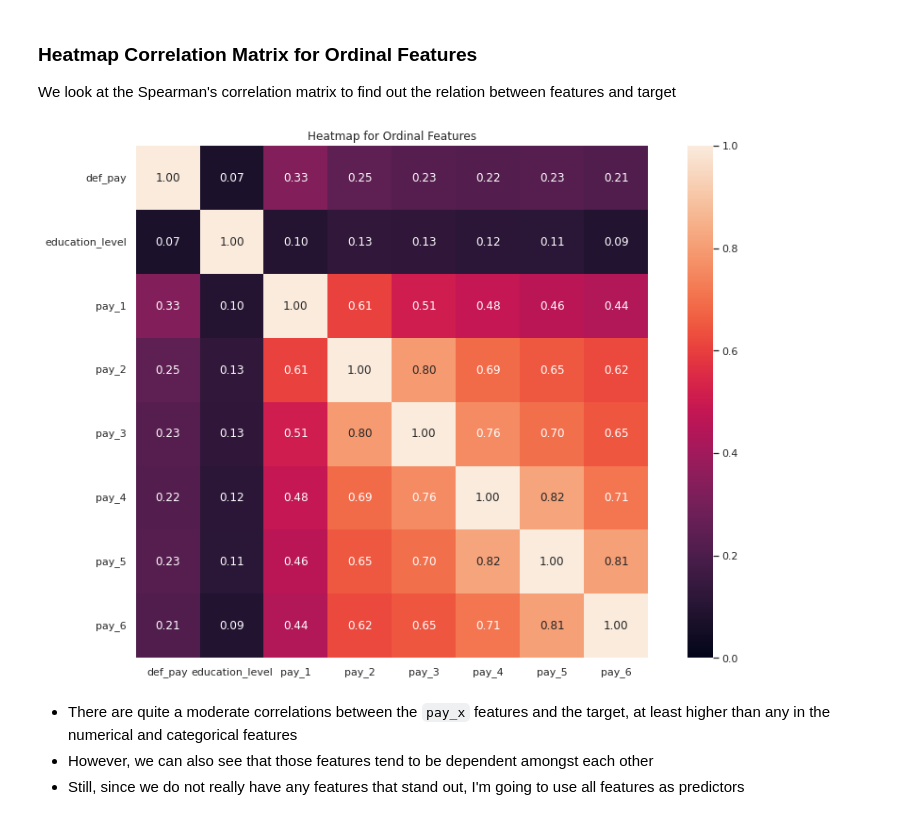
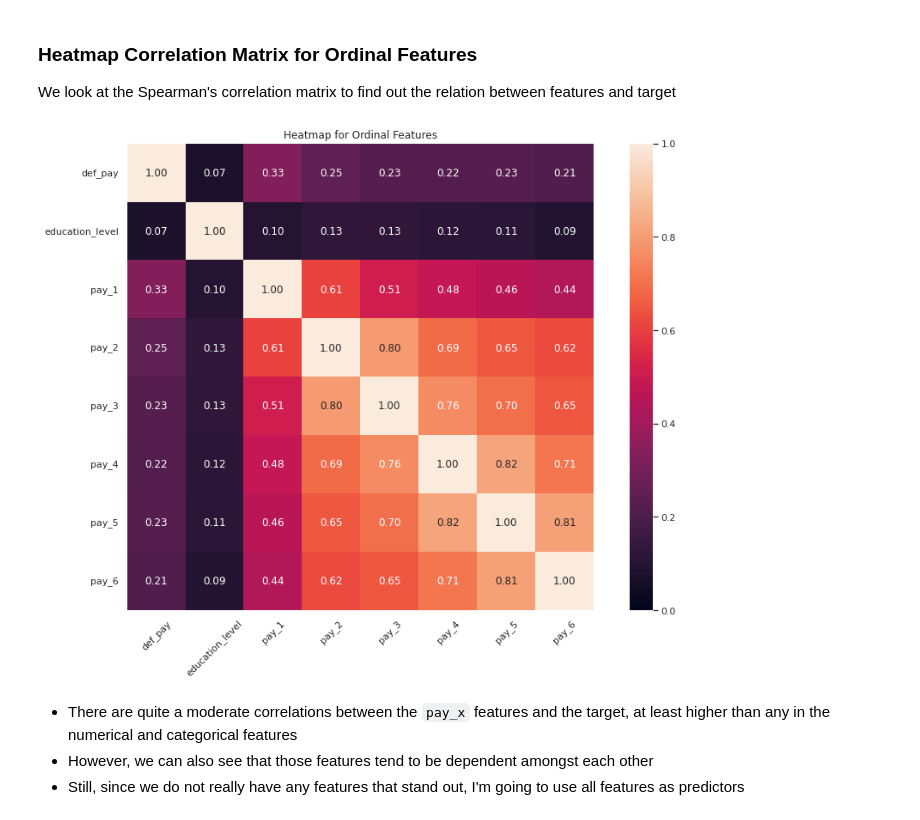
Before and after one commit to NikkiSatmaka/h8-ftds011-p1-ml1, a Jupyter notebook: h8dsft_P1M1_nikki_satmaka.ipynb, the cells around one changed output. Drawn from its saved outputs; the diff is of its cells as text; code cells hidden in the pictures.

Commit message:
change xticks rotation

```diff
--- a/h8dsft_P1M1_nikki_satmaka.ipynb
+++ b/h8dsft_P1M1_nikki_satmaka.ipynb
@@ -1074,16 +1075,17 @@ We look at the Spearman's correlation matrix to find out the relation between fe
 # %%
 # Heatmap Correlation Matrix
 plt.figure(figsize=(15,10))
 
 sns.heatmap(
     pd.concat([y_train, X_train[ord_cols]], axis=1).corr('spearman').abs(),
     annot=True, vmin=0, vmax=1, fmt='.2f', square=True)
+plt.xticks(rotation=45)
 plt.yticks(rotation=0)
 plt.title('Heatmap for Ordinal Features')
 
 plt.show()
 # %% [output]
-[figure, old version]
+[figure, new version]
 # %% [markdown]
 - There are quite a moderate correlations between the `pay_x` features and the target, at least higher than any in the numerical and categorical features
 - However, we can also see that those features tend to be dependent amongst each other
```
Also changed, not shown: parts of 3 cells of this notebook.
